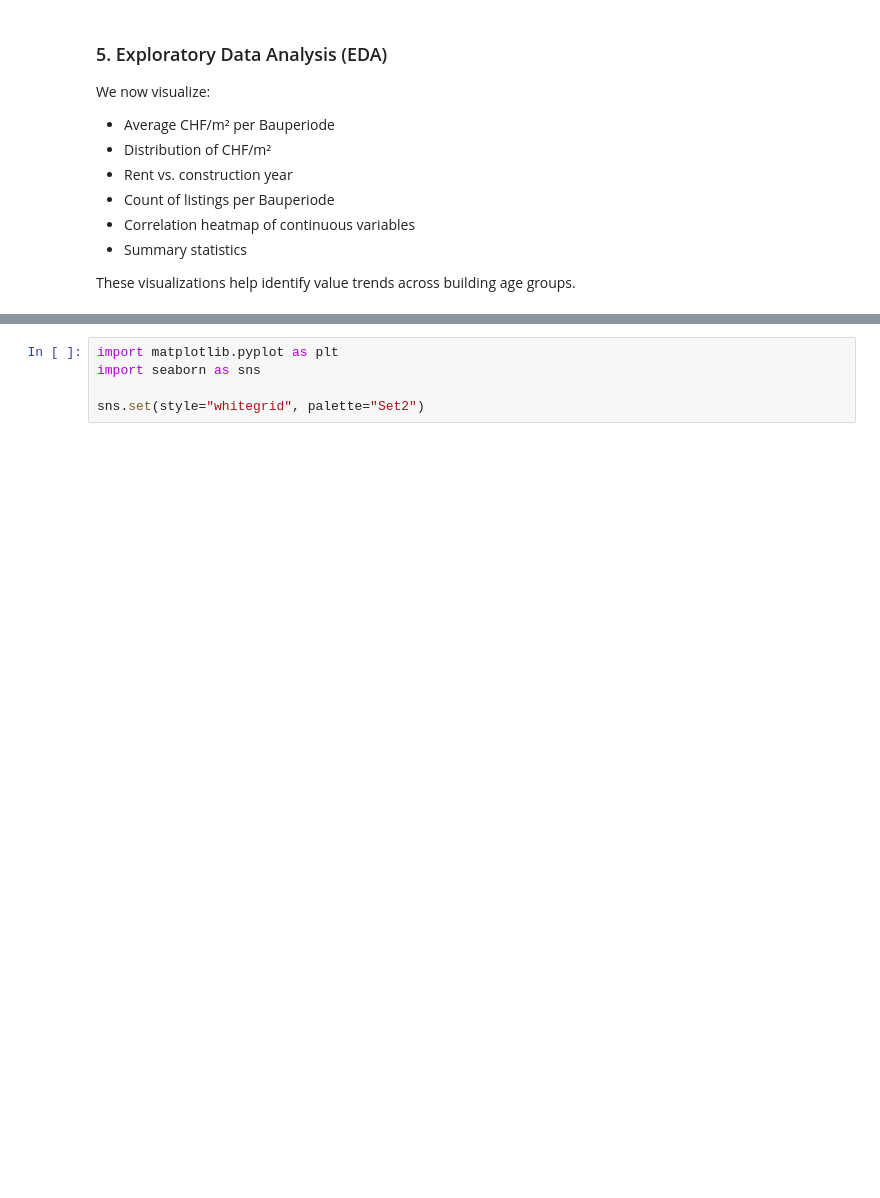
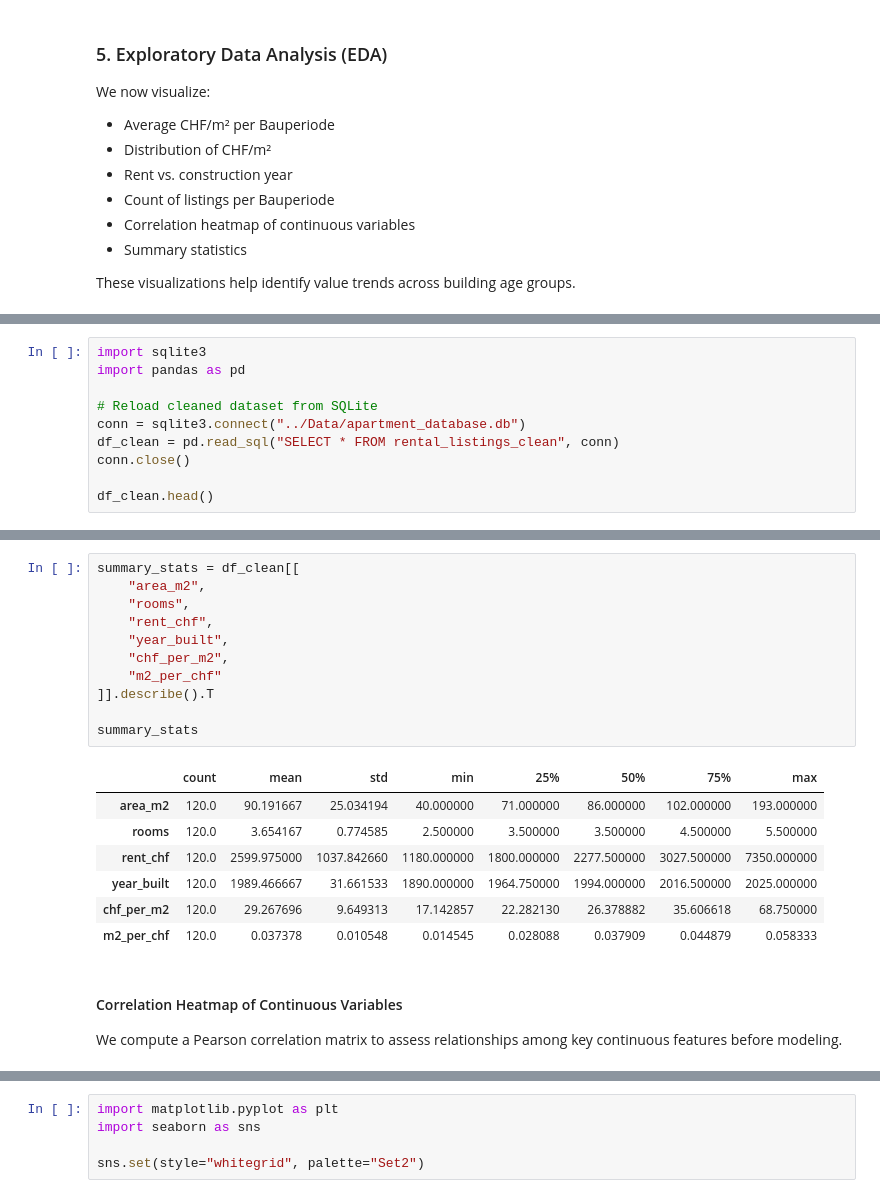
Before and after one commit to maimasuya/ARM_Quantitative_Project_Group_3, a Jupyter notebook: Notebooks/02_data_cleaning_eda.ipynb, the cells around one changed output, grey strips where cells are left out. Drawn from its saved outputs; the diff is of its cells as text; blank space fills up the shorter version.

```diff
--- a/Notebooks/02_data_cleaning_eda.ipynb
+++ b/Notebooks/02_data_cleaning_eda.ipynb
@@ -187,0 +190,10 @@ These visualizations help identify value trends across building age groups.
+# %%
+import sqlite3
+import pandas as pd
+
+# Reload cleaned dataset from SQLite
+conn = sqlite3.connect("../Data/apartment_database.db")
+df_clean = pd.read_sql("SELECT * FROM rental_listings_clean", conn)
+conn.close()
+
+df_clean.head()
@@ -187,0 +207,23 @@ These visualizations help identify value trends across building age groups.
+# %%
+summary_stats = df_clean[[
+    "area_m2",
+    "rooms",
+    "rent_chf",
+    "year_built",
+    "chf_per_m2",
+    "m2_per_chf"
+]].describe().T
+
+summary_stats
+# %% [output]
+|  | count | mean | std | min | 25% | 50% | 75% | max |
+| area_m2 | 120.0 | 90.191667 | 25.034194 | 40.000000 | 71.000000 | 86.000000 | 102.000000 | 193.000000 |
+| rooms | 120.0 | 3.654167 | 0.774585 | 2.500000 | 3.500000 | 3.500000 | 4.500000 | 5.500000 |
+| rent_chf | 120.0 | 2599.975000 | 1037.842660 | 1180.000000 | 1800.000000 | 2277.500000 | 3027.500000 | 7350.000000 |
+| year_built | 120.0 | 1989.466667 | 31.661533 | 1890.000000 | 1964.750000 | 1994.000000 | 2016.500000 | 2025.000000 |
+| chf_per_m2 | 120.0 | 29.267696 | 9.649313 | 17.142857 | 22.282130 | 26.378882 | 35.606618 | 68.750000 |
+| m2_per_chf | 120.0 | 0.037378 | 0.010548 | 0.014545 | 0.028088 | 0.037909 | 0.044879 | 0.058333 |
+# %% [markdown]
+#### Correlation Heatmap of Continuous Variables
+We compute a Pearson correlation matrix to assess relationships among key
+continuous features before modeling.
```
Also changed, not shown: parts of 18 cells of this notebook.
